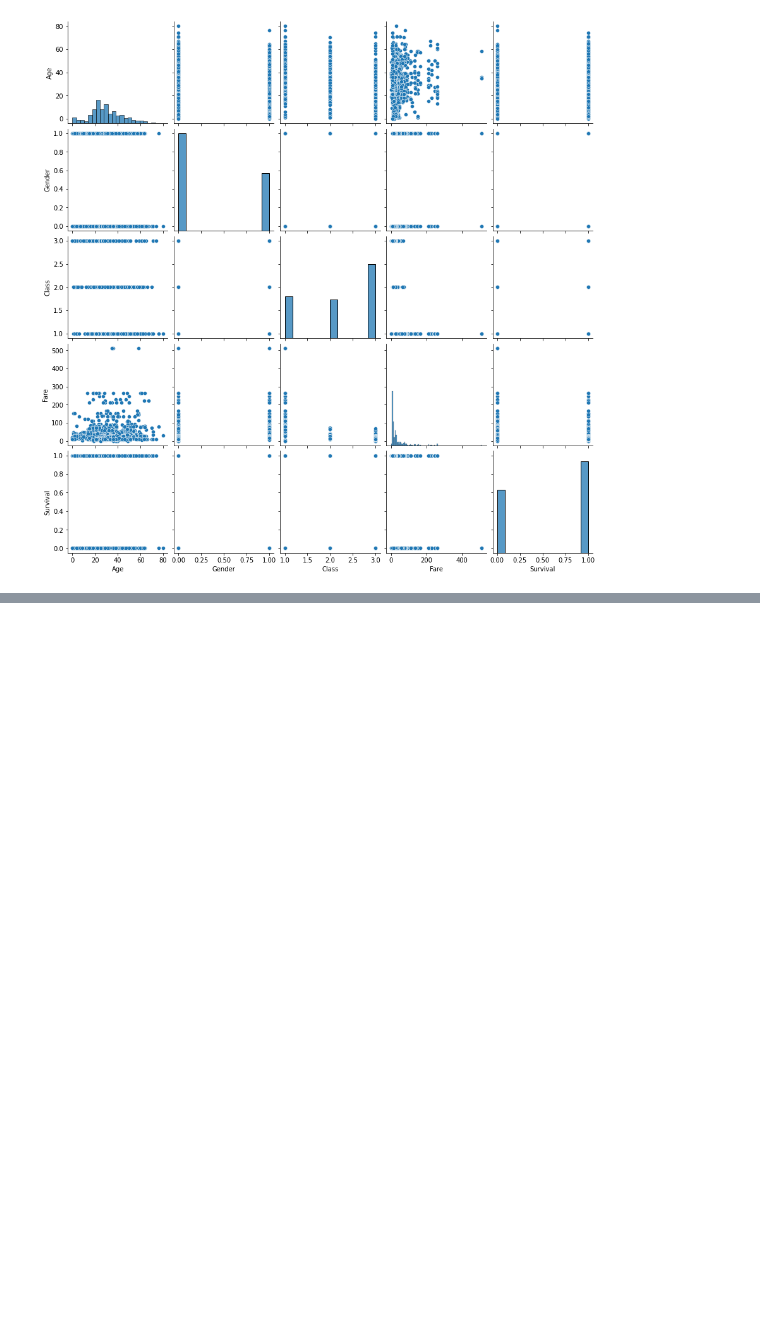
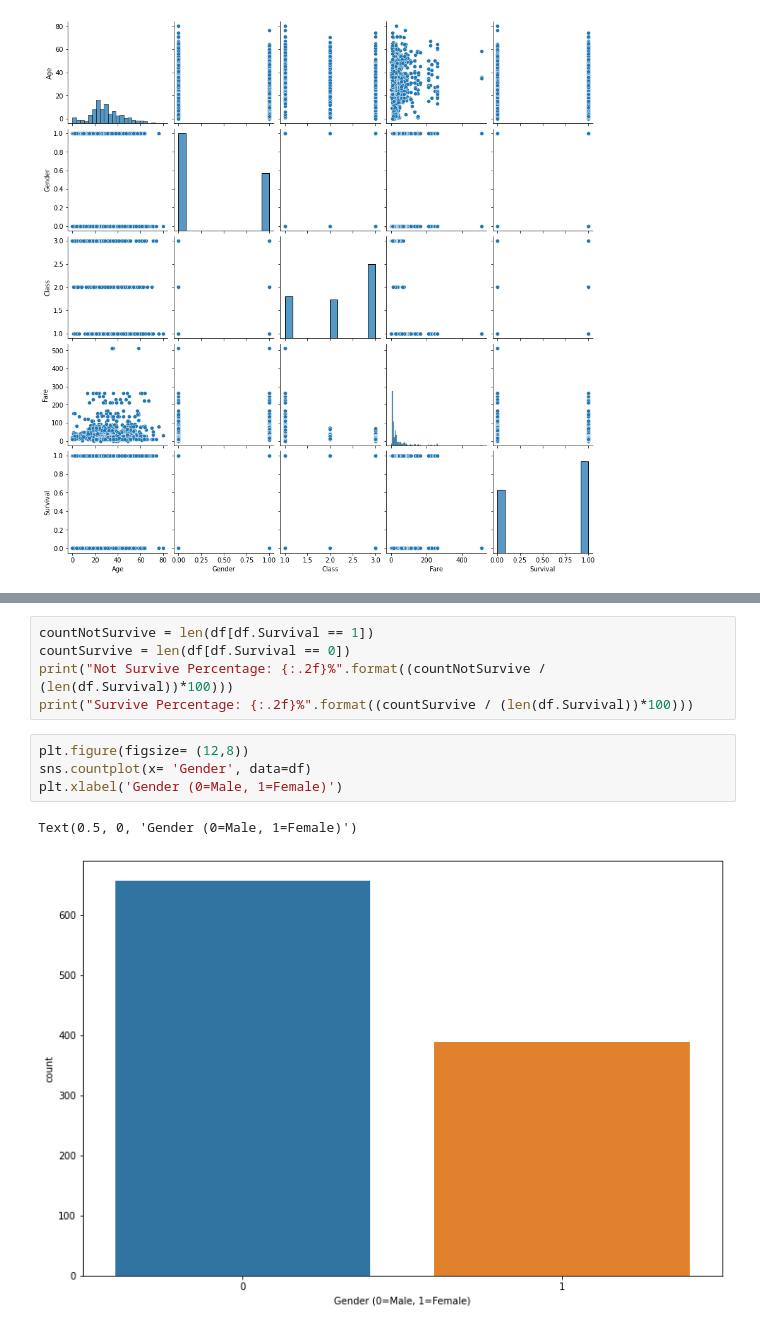
Before and after one commit to ckavana/ITCS-3162-Final-project---group-12, a Jupyter notebook: Final_Project_Notebook.ipynb, the cells around one changed output, grey strips where cells are left out. Cells and saved outputs as stored; diff of their text form; blank space fills up the shorter version.

```diff
--- a/Final_Project_Notebook.ipynb
+++ b/Final_Project_Notebook.ipynb
@@ -141,0 +145,12 @@ HI
+# %%
+countNotSurvive = len(df[df.Survival == 1])
+countSurvive = len(df[df.Survival == 0])
+print("Not Survive Percentage: {:.2f}%".format((countNotSurvive / (len(df.Survival))*100)))
+print("Survive Percentage: {:.2f}%".format((countSurvive / (len(df.Survival))*100)))
+# %%
+plt.figure(figsize= (12,8))
+sns.countplot(x= 'Gender', data=df)
+plt.xlabel('Gender (0=Male, 1=Female)')
+# %% [output]
+Text(0.5, 0, 'Gender (0=Male, 1=Female)')
+[figure, added]
```
Also changed, not shown: parts of 6 cells of this notebook.
